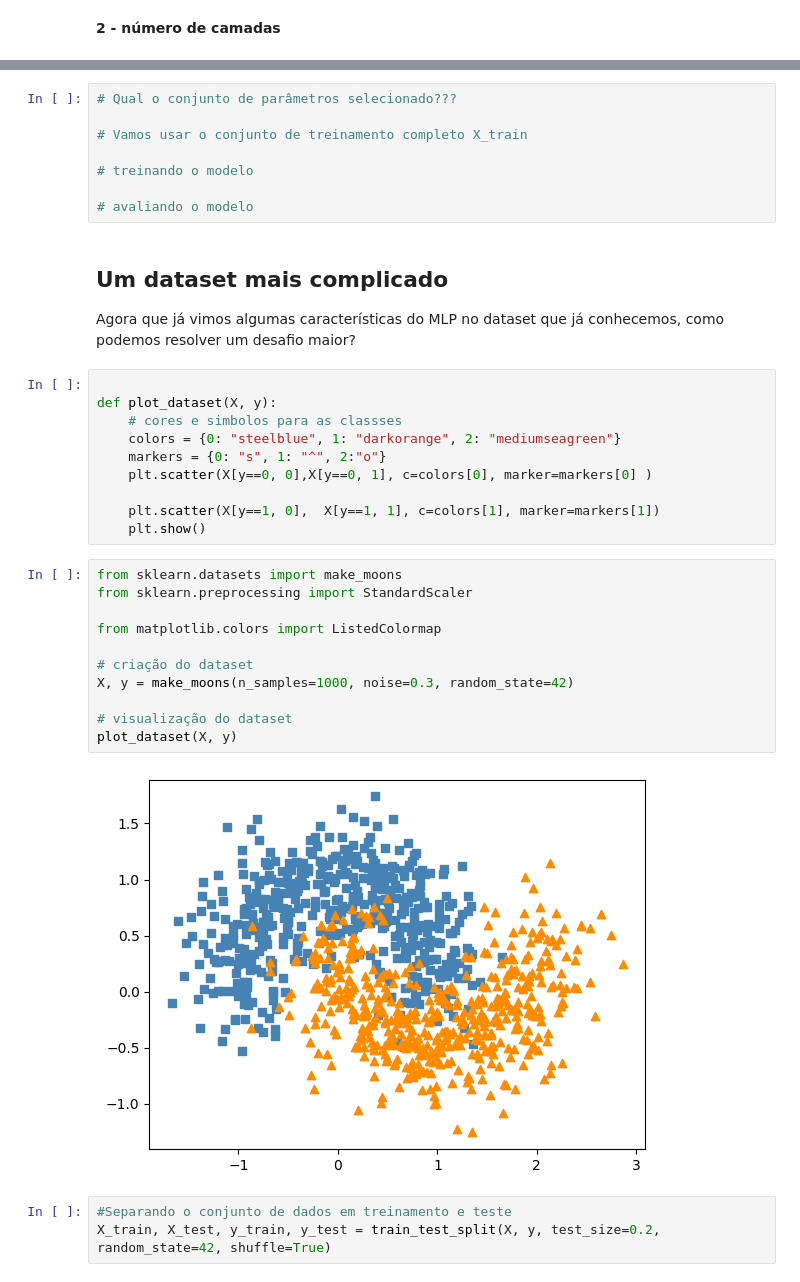
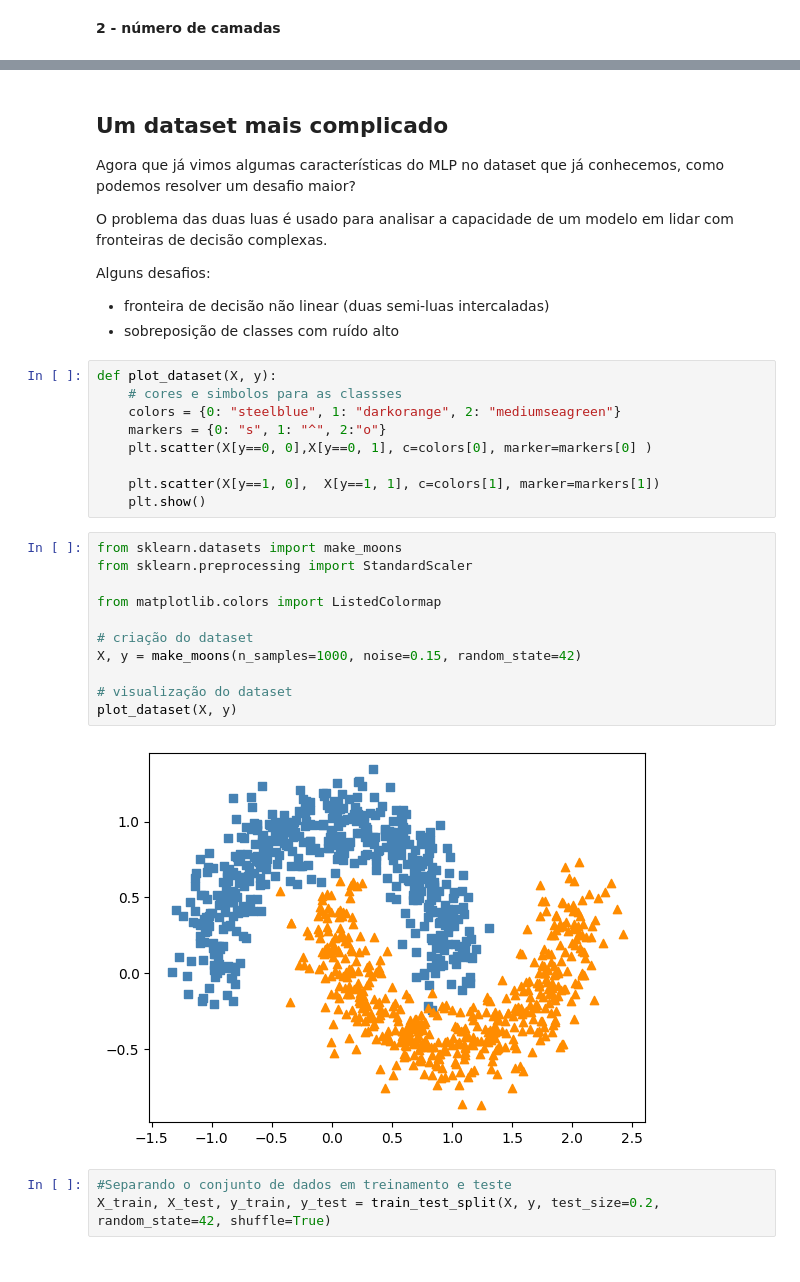
Before and after one commit to johnattandouglas/monitoria-ml, a Jupyter notebook: AM I/07 - mlp.ipynb, the cells around one changed output, grey strips where cells are left out. Cells and saved outputs as stored; diff of their text form.

```diff
--- a/AM I/07 - mlp.ipynb
+++ b/AM I/07 - mlp.ipynb
@@ -222,17 +222,14 @@ plt.legend()
-# %%
-# Qual o conjunto de parâmetros selecionado???
-
-# Vamos usar o conjunto de treinamento completo X_train
-
-# treinando o modelo
-
-# avaliando o modelo
 # %% [markdown]
 ## Um dataset mais complicado
 
 Agora que já vimos algumas características do MLP no dataset que já conhecemos, como podemos resolver um desafio maior?
+
+O problema das duas luas é usado para analisar a capacidade de um modelo em lidar com fronteiras de decisão complexas.
+
+Alguns desafios:
+- fronteira de decisão não linear (duas semi-luas intercaladas)
+- sobreposição de classes com ruído alto
 # %%
-
 def plot_dataset(X, y):
     # cores e simbolos para as classses
     colors = {0: "steelblue", 1: "darkorange", 2: "mediumseagreen"}
@@ -244,16 +241,16 @@ def plot_dataset(X, y):
 # %%
 from sklearn.datasets import make_moons
 from sklearn.preprocessing import StandardScaler
 
 from matplotlib.colors import ListedColormap
 
 # criação do dataset
-X, y = make_moons(n_samples=1000, noise=0.3, random_state=42)
+X, y = make_moons(n_samples=1000, noise=0.15, random_state=42)
 
 # visualização do dataset
 plot_dataset(X, y)
 # %% [output]
-[figure, old version]
+[figure, new version]
 # %%
 #Separando o conjunto de dados em treinamento e teste
 X_train, X_test, y_train, y_test = train_test_split(X, y, test_size=0.2, random_state=42, shuffle=True)
```
Also changed, not shown: parts of 14 cells of this notebook.
